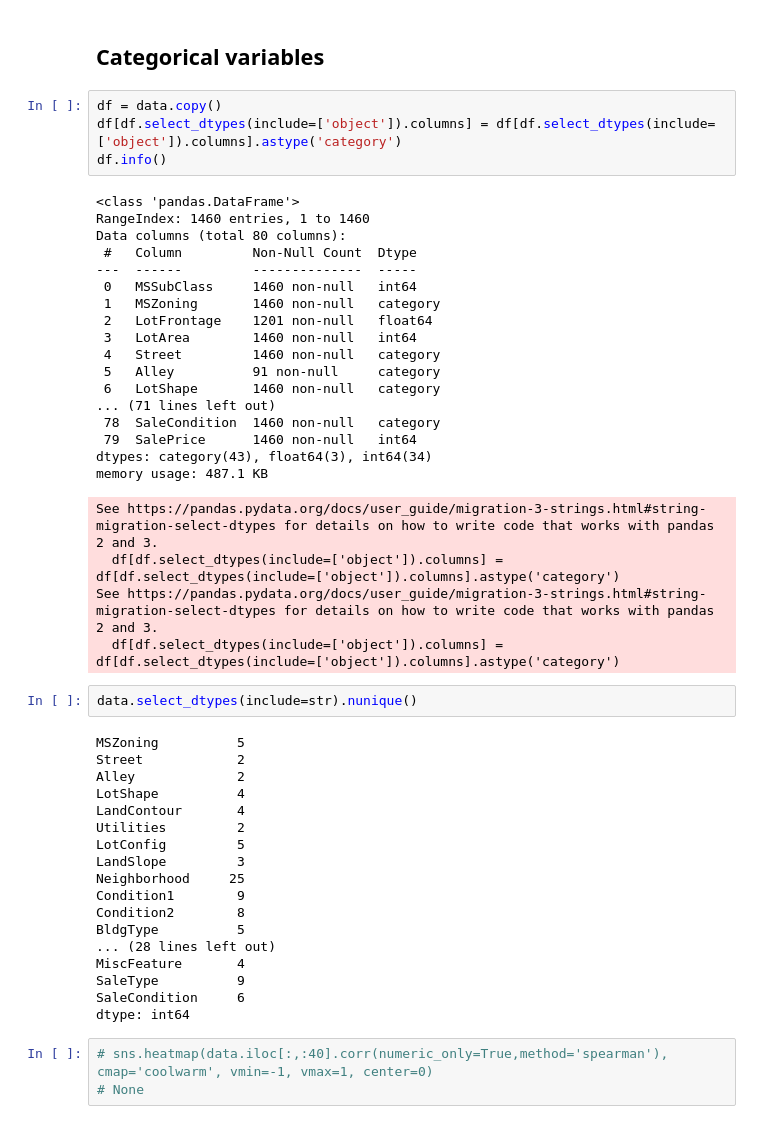
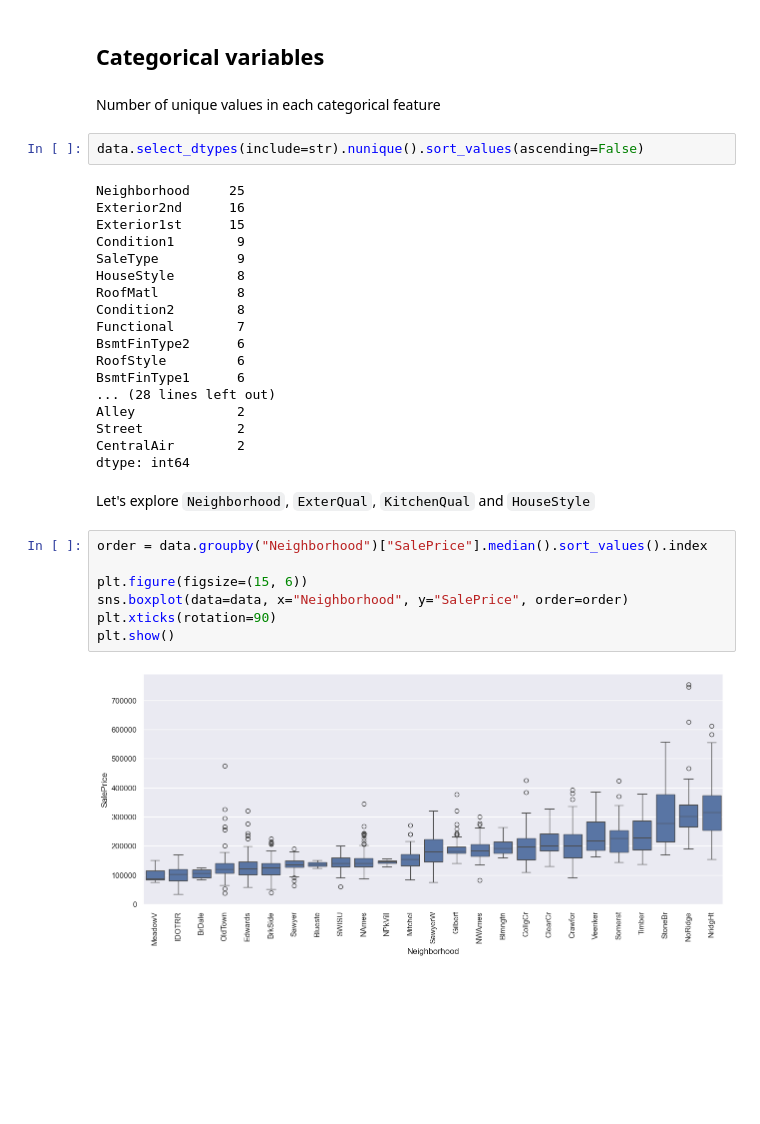
Before and after one commit to sembarface/Kaggle-House-Prices, a Jupyter notebook: EDA.ipynb, the cells around one changed output. Saved outputs shown, nothing was run; the diff lists cells and outputs as text; blank space fills up the shorter version.

```diff
--- a/EDA.ipynb
+++ b/EDA.ipynb
@@ -95,51 +97,35 @@ None
 # %% [markdown]
 ## Categorical variables
-# %%
-df = data.copy()
-df[df.select_dtypes(include=['object']).columns] = df[df.select_dtypes(include=['object']).columns].astype('category')
-df.info()
-# %% [output]
-<class 'pandas.DataFrame'>
-RangeIndex: 1460 entries, 1 to 1460
-Data columns (total 80 columns):
- #   Column         Non-Null Count  Dtype
----  ------         --------------  -----
- 0   MSSubClass     1460 non-null   int64
- 1   MSZoning       1460 non-null   category
- 2   LotFrontage    1201 non-null   float64
- 3   LotArea        1460 non-null   int64
- 4   Street         1460 non-null   category
- 5   Alley          91 non-null     category
- 6   LotShape       1460 non-null   category
-... (71 lines left out)
- 78  SaleCondition  1460 non-null   category
- 79  SalePrice      1460 non-null   int64
-dtypes: category(43), float64(3), int64(34)
-memory usage: 487.1 KB
-See https://pandas.pydata.org/docs/user_guide/migration-3-strings.html#string-migration-select-dtypes for details on how to write code that works with pandas 2 and 3.
-  df[df.select_dtypes(include=['object']).columns] = df[df.select_dtypes(include=['object']).columns].astype('category')
-See https://pandas.pydata.org/docs/user_guide/migration-3-strings.html#string-migration-select-dtypes for details on how to write code that works with pandas 2 and 3.
-  df[df.select_dtypes(include=['object']).columns] = df[df.select_dtypes(include=['object']).columns].astype('category')
+# %% [markdown]
+Number of unique values in each categorical feature
 # %%
-data.select_dtypes(include=str).nunique()
+data.select_dtypes(include=str).nunique().sort_values(ascending=False)
 # %% [output]
-MSZoning          5
+Neighborhood     25
+Exterior2nd      16
+Exterior1st      15
+Condition1        9
+SaleType          9
+HouseStyle        8
+RoofMatl          8
+Condition2        8
+Functional        7
+BsmtFinType2      6
+RoofStyle         6
+BsmtFinType1      6
+... (28 lines left out)
+Alley             2
 Street            2
-Alley             2
-LotShape          4
-LandContour       4
-Utilities         2
-LotConfig         5
-LandSlope         3
-Neighborhood     25
-Condition1        9
-Condition2        8
-BldgType          5
-... (28 lines left out)
-MiscFeature       4
-SaleType          9
-SaleCondition     6
+CentralAir        2
 dtype: int64
-# %%
-# sns.heatmap(data.iloc[:,:40].corr(numeric_only=True,method='spearman'), cmap='coolwarm', vmin=-1, vmax=1, center=0)
-# None
+# %% [markdown]
+Let's explore `Neighborhood`, `ExterQual`, `KitchenQual` and `HouseStyle`
+# %%
+order = data.groupby("Neighborhood")["SalePrice"].median().sort_values().index
+
+plt.figure(figsize=(15, 6))
+sns.boxplot(data=data, x="Neighborhood", y="SalePrice", order=order)
+plt.xticks(rotation=90)
+plt.show()
+# %% [output]
+[figure, added]
```
Also changed, not shown: parts of 18 cells of this notebook.
